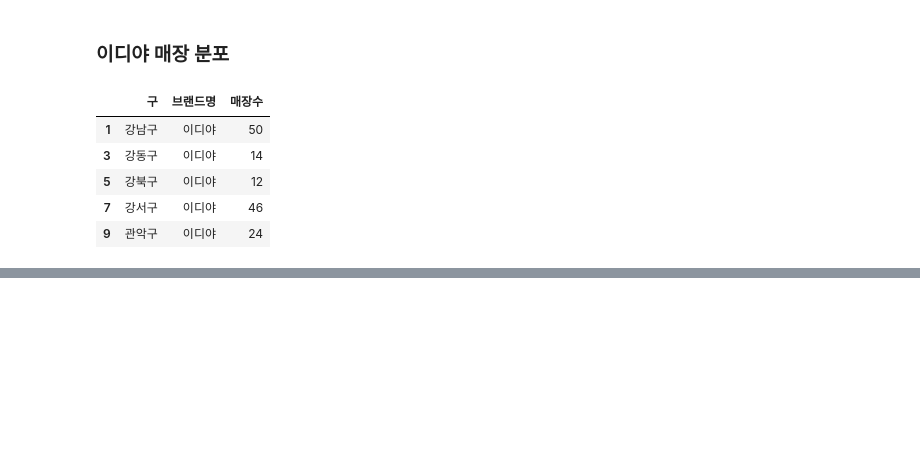
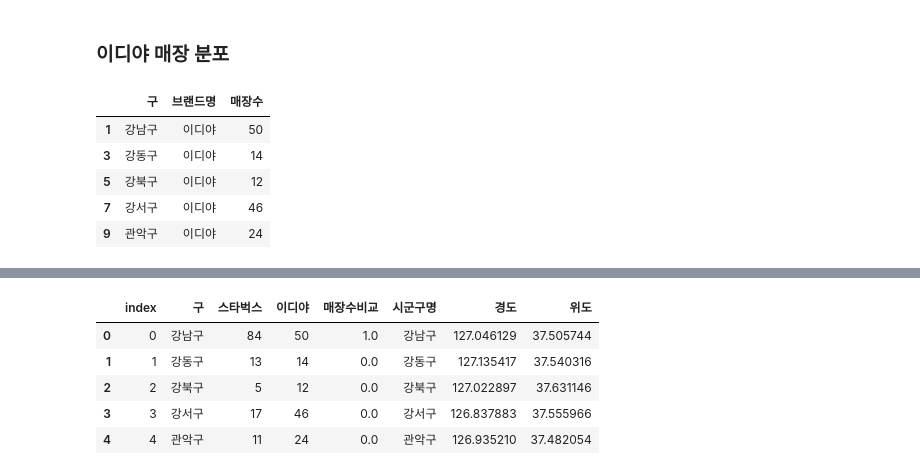
Before and after one commit to neverlish/Learned, a Jupyter notebook: data/inflearn-public-data-python/04-coffee-store.ipynb, the cells around one changed output, grey strips where cells are left out. Drawn from its saved outputs; the diff is of its cells as text; code cells hidden in the pictures; blank space fills up the shorter version.

```diff
--- a/data/inflearn-public-data-python/04-coffee-store.ipynb
+++ b/data/inflearn-public-data-python/04-coffee-store.ipynb
@@ -592,0 +641,6 @@ m
+# %%
+# 구를 컬럼명으로 사용하기 위해 reset_index 를 합니다.
+# 데이터 프레임을 df_vs 에 저장합니다.
+
+df_vs = df_vs.reset_index()
+df_vs.head()
@@ -592,0 +681,4 @@ m
+# %%
+df_gu_mean = df_cafe.pivot_table(index='시군구명', values=['경도', '위도'], aggfunc='mean')
+df_gu_mean = df_gu_mean.reset_index()
+df_gu_mean.head()
@@ -592,0 +692,10 @@ m
+# %%
+df_vs = df_vs.merge(df_gu_mean, how='inner', left_on='구', right_on='시군구명')
+df_vs.head()
+# %% [output]
+|  | index | 구 | 스타벅스 | 이디야 | 매장수비교 | 시군구명 | 경도 | 위도 |
+| 0 | 0 | 강남구 | 84 | 50 | 1.0 | 강남구 | 127.046129 | 37.505744 |
+| 1 | 1 | 강동구 | 13 | 14 | 0.0 | 강동구 | 127.135417 | 37.540316 |
+| 2 | 2 | 강북구 | 5 | 12 | 0.0 | 강북구 | 127.022897 | 37.631146 |
+| 3 | 3 | 강서구 | 17 | 46 | 0.0 | 강서구 | 126.837883 | 37.555966 |
+| 4 | 4 | 관악구 | 11 | 24 | 0.0 | 관악구 | 126.935210 | 37.482054 |
```
Also changed, not shown: parts of 8 cells of this notebook.
